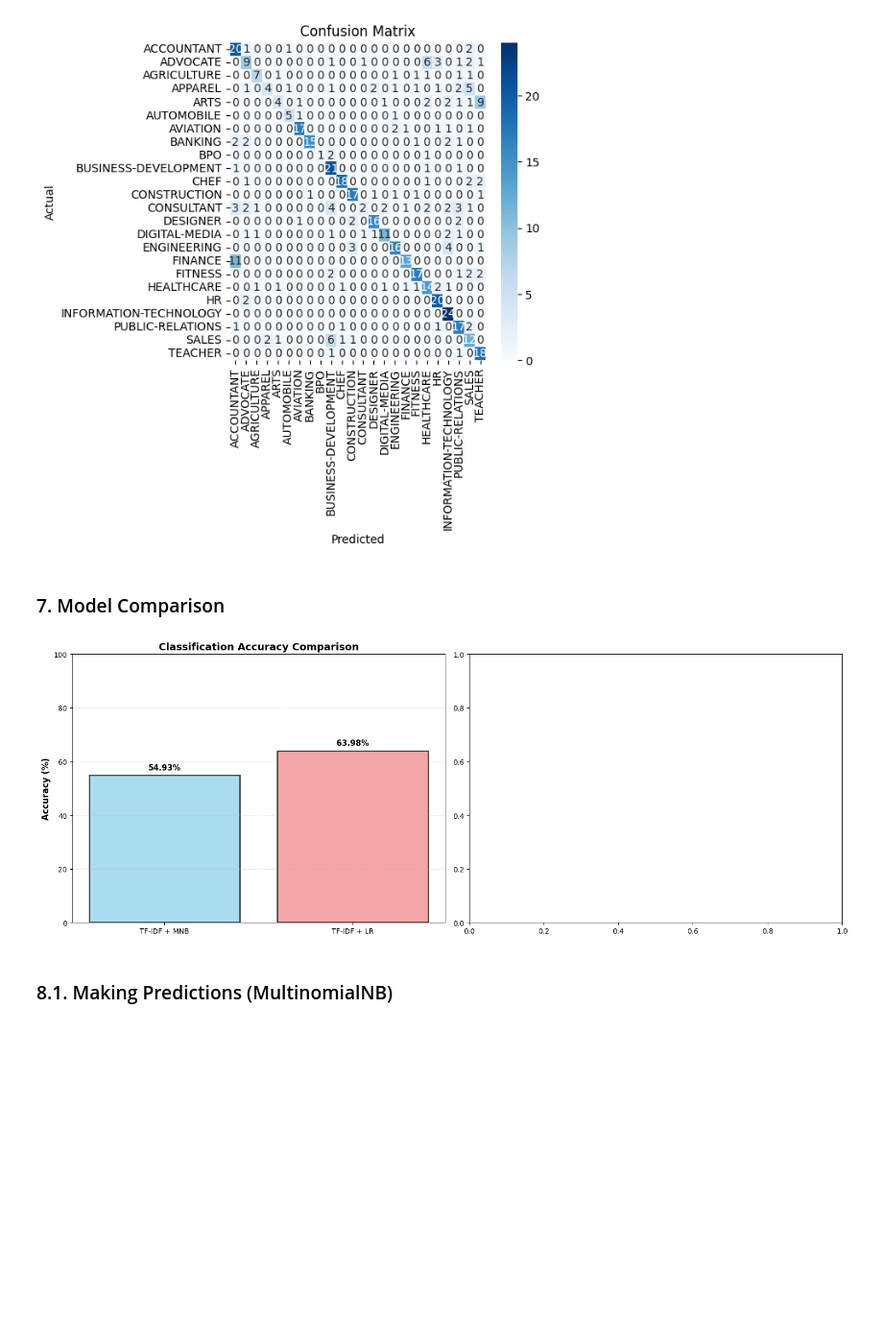
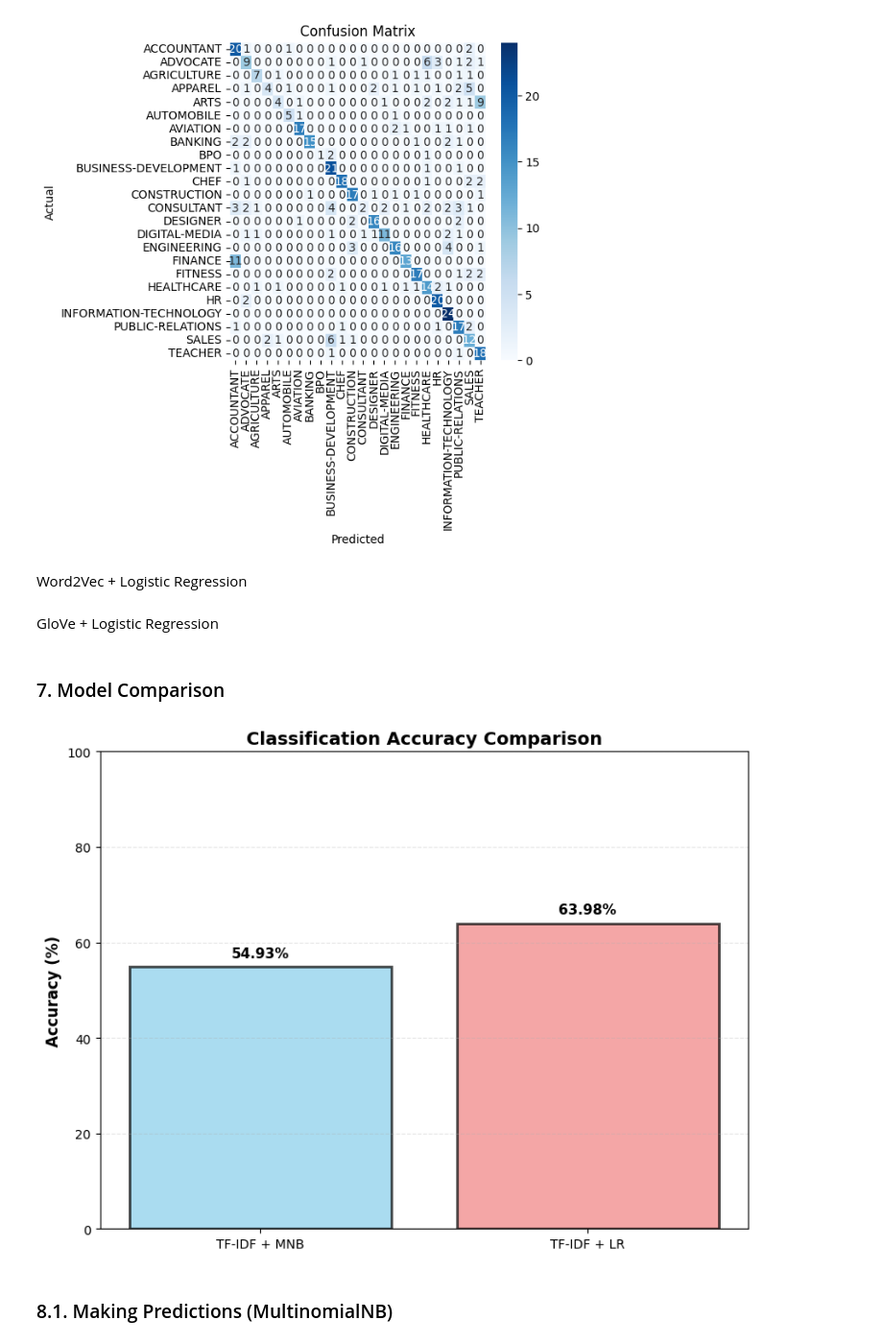
Before and after one commit to Pisethysara-Vong/NLP-Final-Project, a Jupyter notebook: resume_classification_and_info_extraction.ipynb, the cells around one changed output. Shown at 96% size. Cells and saved outputs as stored; diff of their text form; code cells hidden in the pictures; blank space fills up the shorter version.

```diff
--- a/resume_classification_and_info_extraction.ipynb
+++ b/resume_classification_and_info_extraction.ipynb
@@ -384,3 +416,5 @@ Detailed Classification Report:
  [ 0  0  0  2  1  0  0  0  0  6  1  1  0  0  0  0  0  0  0  0  0  0 12  0]
  [ 0  0  0  0  0  0  0  0  0  1  0  0  0  0  0  0  0  0  0  0  0  1  0 18]]
 [figure]
+# %% [markdown]
+Word2Vec + Logistic Regression
@@ -386,0 +423,2 @@ Detailed Classification Report:
+# %% [markdown]
+GloVe + Logistic Regression
@@ -387,43 +427,63 @@ Detailed Classification Report:
 # %% [markdown]
 ### 7. Model Comparison
 # %%
+# # Visualize comprehensive comparison: TF-IDF vs Skip-gram vs CBOW vs GloVe
+# fig, axes = plt.subplots(1, 2, figsize=(16, 6))
+
+# # 1. Accuracy comparison
+# methods = ['TF-IDF + MNB', 'TF-IDF + LR']
+# accuracies = [accuracy_tfidf_MNB * 100, accuracy_tfidf_LR * 100]
+# colors_bar = ['skyblue', 'lightcoral']
+
+# axes[0].bar(methods, accuracies, color=colors_bar, alpha=0.7, edgecolor='black', linewidth=2)
+# axes[0].set_ylabel('Accuracy (%)', fontsize=12, fontweight='bold')
+# axes[0].set_title('Classification Accuracy Comparison', fontsize=14, fontweight='bold')
+# axes[0].set_ylim([0, 100])
+# axes[0].grid(axis='y', alpha=0.3, linestyle='--')
+
+# for i, v in enumerate(accuracies):
+#     axes[0].text(i, v + 2, f'{v:.2f}%', ha='center', fontweight='bold', fontsize=11)
+
+# # 2. Dimensionality comparison
+# # dimensions = [
+# #     X_train_tfidf.shape[1],
+# #     X_train_skipgram.shape[1],
+# #     X_train_cbow.shape[1],
+# #     X_train_glove.shape[1]
+# # ]
+
+# # axes[1].bar(methods, dimensions, color=colors_bar, alpha=0.7, edgecolor='black', linewidth=2)
+# # axes[1].set_ylabel('Number of Dimensions', fontsize=12, fontweight='bold')
+# # axes[1].set_title('Feature Dimensionality Comparison', fontsize=14, fontweight='bold')
+# # axes[1].grid(axis='y', alpha=0.3, linestyle='--')
+
+# # for i, v in enumerate(dimensions):
+# #     axes[1].text(i, v + max(dimensions)*0.02, f'{v:,}', ha='center', fontweight='bold', fontsize=11)
+
+# plt.tight_layout()
+# plt.show()
+
 # Visualize comprehensive comparison: TF-IDF vs Skip-gram vs CBOW vs GloVe
-fig, axes = plt.subplots(1, 2, figsize=(16, 6))
+fig, ax = plt.subplots(figsize=(8, 6))
 
 # 1. Accuracy comparison
 methods = ['TF-IDF + MNB', 'TF-IDF + LR']
 accuracies = [accuracy_tfidf_MNB * 100, accuracy_tfidf_LR * 100]
 colors_bar = ['skyblue', 'lightcoral']
 
-axes[0].bar(methods, accuracies, color=colors_bar, alpha=0.7, edgecolor='black', linewidth=2)
-axes[0].set_ylabel('Accuracy (%)', fontsize=12, fontweight='bold')
-axes[0].set_title('Classification Accuracy Comparison', fontsize=14, fontweight='bold')
-axes[0].set_ylim([0, 100])
-axes[0].grid(axis='y', alpha=0.3, linestyle='--')
+ax.bar(methods, accuracies, color=colors_bar, alpha=0.7, edgecolor='black', linewidth=2)
+ax.set_ylabel('Accuracy (%)', fontsize=12, fontweight='bold')
+ax.set_title('Classification Accuracy Comparison', fontsize=14, fontweight='bold')
+ax.set_ylim([0, 100])
+ax.grid(axis='y', alpha=0.3, linestyle='--')
 
 for i, v in enumerate(accuracies):
-    axes[0].text(i, v + 2, f'{v:.2f}%', ha='center', fontweight='bold', fontsize=11)
-
-# 2. Dimensionality comparison
-# dimensions = [
-#     X_train_tfidf.shape[1],
-#     X_train_skipgram.shape[1],
-#     X_train_cbow.shape[1],
-#     X_train_glove.shape[1]
-# ]
-
-# axes[1].bar(methods, dimensions, color=colors_bar, alpha=0.7, edgecolor='black', linewidth=2)
-# axes[1].set_ylabel('Number of Dimensions', fontsize=12, fontweight='bold')
-# axes[1].set_title('Feature Dimensionality Comparison', fontsize=14, fontweight='bold')
-# axes[1].grid(axis='y', alpha=0.3, linestyle='--')
-
-# for i, v in enumerate(dimensions):
-#     axes[1].text(i, v + max(dimensions)*0.02, f'{v:,}', ha='center', fontweight='bold', fontsize=11)
+    ax.text(i, v + 2, f'{v:.2f}%', ha='center', fontweight='bold', fontsize=11)
 
 plt.tight_layout()
 plt.show()
 # %% [output]
-[figure, old version]
+[figure, new version]
 # %% [markdown]
 ### 8.1. Making Predictions (MultinomialNB)
 # %% [markdown]
```
Also changed, not shown: parts of 28 cells of this notebook.
